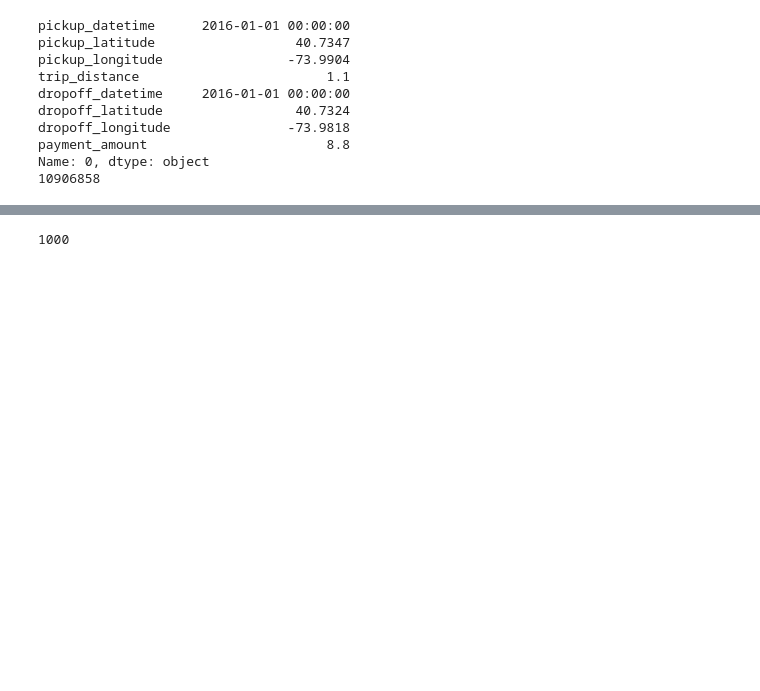
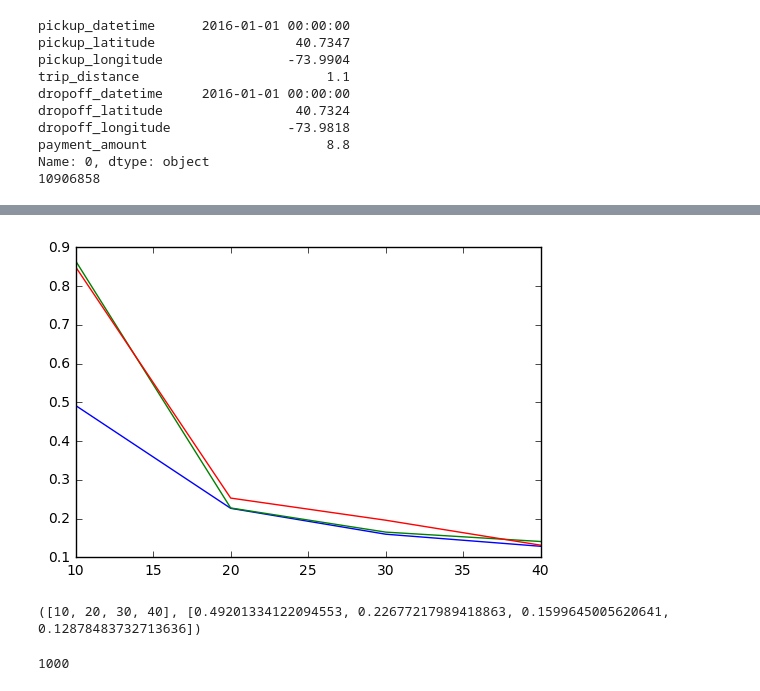
Before and after one commit to fagan2888/pafnutys-taxi, a Jupyter notebook: the_business.ipynb, the cells around one changed output, grey strips where cells are left out. Cells and saved outputs as stored; diff of their text form; code cells hidden in the pictures; blank space fills up the shorter version.

```diff
--- a/the_business.ipynb
+++ b/the_business.ipynb
@@ -238,5 +237,3 @@ class MarkovChain:
 
     def transition_probability(self, i, j):
         return self.id_to_state[i].probability_to(j)
-# %%
-x, y = find_optimal_k(raw, k_list=[i for i in range(5, 50)])
@@ -248,0 +240,36 @@ NameError: name 'x' is not defined
+# %%
+def find_optimal_k(raw, k_list):
+    x = []
+    y = []
+    k_dict = {}
+    for k in k_list:
+        print("k: " + str(k))
+        if k not in k_dict:
+            k_dict[k] = []
+        try:
+            m = MarkovChain(raw, k)
+            x.append(k)
+#             y.append()
+#             total.append((k, m.sum_of_square_error()))
+            y.append(m.sum_of_square_error())
+        except ZeroDivisionError:
+            print("hello")
+    return x, y
+# %%
+k_list=[i for i in range(5, 50)]
+def find_optimal_k_simulator(raw, k_list, num_iter):
+    all_points = []
+    for i in range(num_iter):
+        print("iter: " + str(i))
+        raw = raw.sample(frac=1)
+        raw = raw.reset_index(drop=True)
+        x, y = find_optimal_k(raw, k_list)
+        all_points.append((x, y))
+    return all_points
+
+start = datetime.datetime.now()
+all_points = find_optimal_k_simulator(raw[:1000], [i for i in range(5, 50)], 20)
+end = datetime.datetime.now()
+print(start - end)
+
+# x, y = find_optimal_k(raw, k_list=[i for i in range(5, 50)])
@@ -249,3 +290,13 @@ NameError: name 'x' is not defined
+# %%
+for pt in all_points:
+    plt.plot(pt[0], pt[1])
+# plt.plot(x, y)
+# %% [output]
+[figure, added]
+# %%
+print(all_points[0])
+# %% [output]
+([10, 20, 30, 40], [0.49201334122094553, 0.22677217989418863, 0.1599645005620641, 0.12878483732713636])
 # %%
 m = MarkovChain(raw[:1000], 10)
 # %% [output]
```
Also changed, not shown: parts of 5 cells of this notebook.
